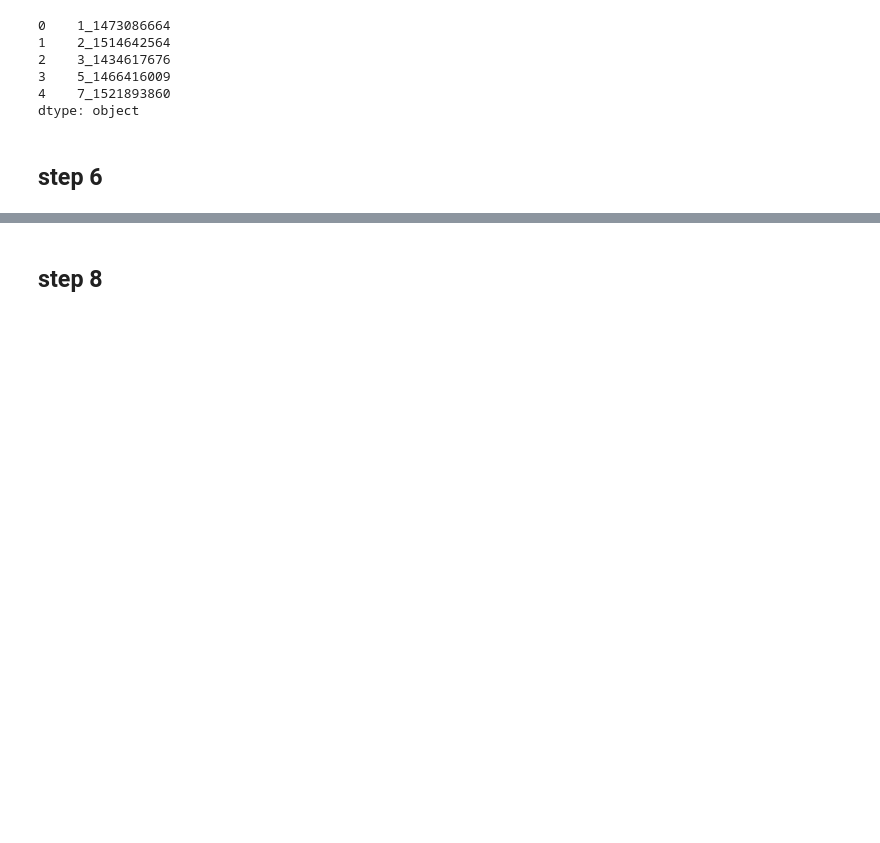
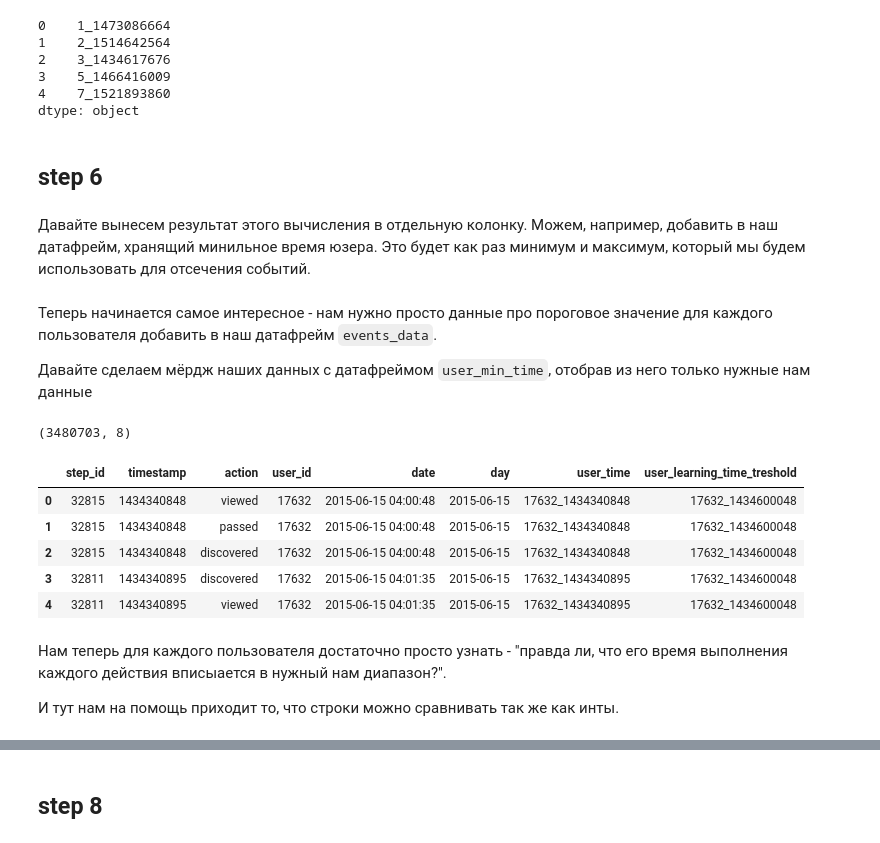
Before and after one commit to dgokondra/stepik_pandas_notebooks.github.io, a Jupyter notebook: 2.9.ipynb, the cells around one changed output, grey strips where cells are left out. Cells and saved outputs as stored; diff of their text form; code cells hidden in the pictures; blank space fills up the shorter version.

Commit message:
added 6th step

```diff
--- a/2.9.ipynb
+++ b/2.9.ipynb
@@ -307,3 +307,30 @@ user_learning_time_treshold.head()
 dtype: object
 # %% [markdown]
 ## step 6
+# %% [markdown]
+Давайте вынесем результат этого вычисления в отдельную колонку. Можем, например, добавить в наш датафрейм, хранящий минильное время юзера. Это будет как раз минимум и максимум, который мы будем использовать для отсечения событий.
+# %%
+user_min_time['user_learning_time_treshold'] = user_learning_time_treshold
+# %% [markdown]
+Теперь начинается самое интересное - нам нужно просто данные про пороговое значение для каждого пользователя добавить в наш датафрейм `events_data`.
+
+Давайте сделаем мёрдж наших данных с датафреймом `user_min_time`, отобрав из него только нужные нам данные
+# %%
+events_data = events_data.merge(user_min_time[['user_id', 'user_learning_time_treshold']], how='outer')
+# %%
+events_data.shape
+# %% [output]
+(3480703, 8)
+# %%
+events_data.head()
+# %% [output]
+|  | step_id | timestamp | action | user_id | date | day | user_time | user_learning_time_treshold |
+| 0 | 32815 | 1434340848 | viewed | 17632 | 2015-06-15 04:00:48 | 2015-06-15 | 17632_1434340848 | 17632_1434600048 |
+| 1 | 32815 | 1434340848 | passed | 17632 | 2015-06-15 04:00:48 | 2015-06-15 | 17632_1434340848 | 17632_1434600048 |
+| 2 | 32815 | 1434340848 | discovered | 17632 | 2015-06-15 04:00:48 | 2015-06-15 | 17632_1434340848 | 17632_1434600048 |
+| 3 | 32811 | 1434340895 | discovered | 17632 | 2015-06-15 04:01:35 | 2015-06-15 | 17632_1434340895 | 17632_1434600048 |
+| 4 | 32811 | 1434340895 | viewed | 17632 | 2015-06-15 04:01:35 | 2015-06-15 | 17632_1434340895 | 17632_1434600048 |
+# %% [markdown]
+Нам теперь для каждого пользователя достаточно просто узнать - "правда ли, что его время выполнения каждого действия вписыается в нужный нам диапазон?".
+
+И тут нам на помощь приходит то, что строки можно сравнивать так же как инты.
```
Also changed, not shown: parts of 3 cells of this notebook.
